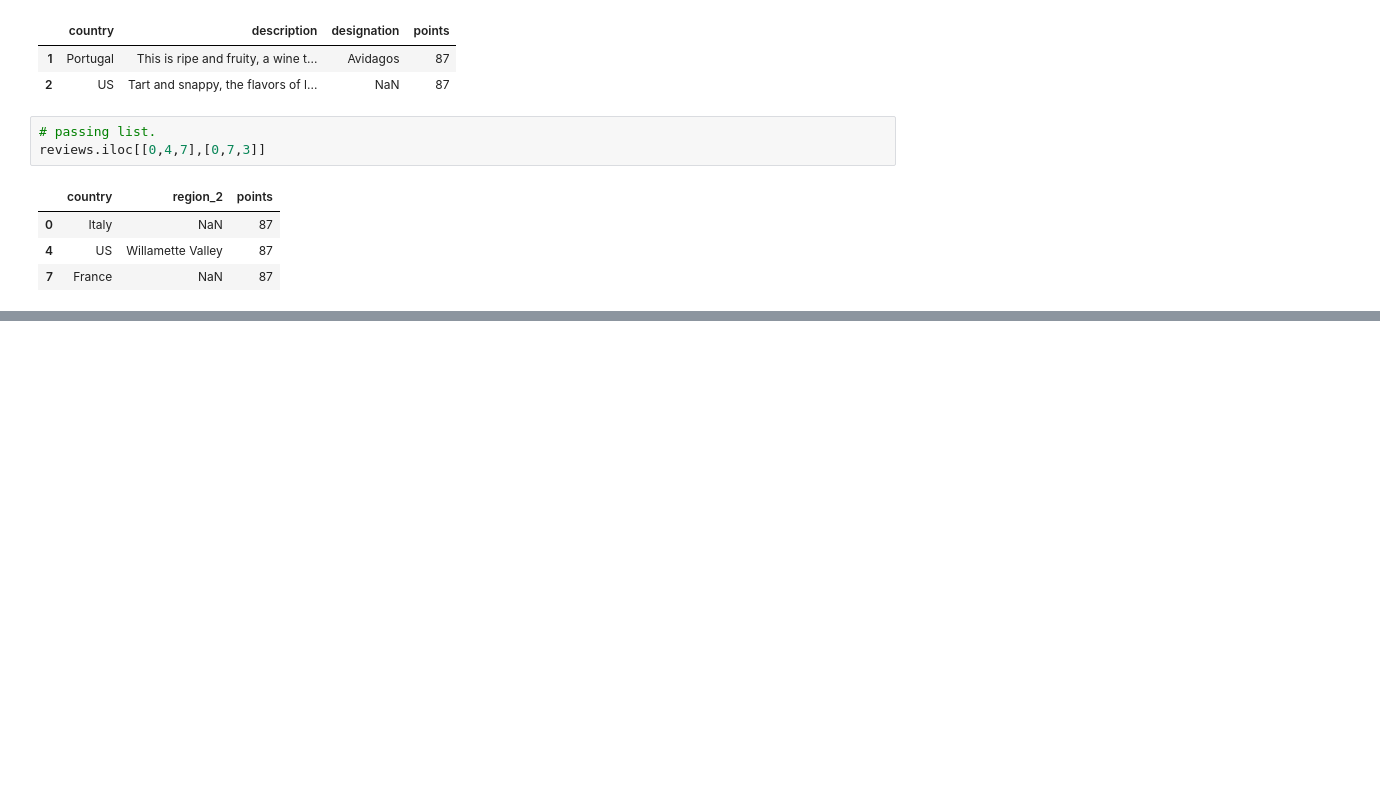
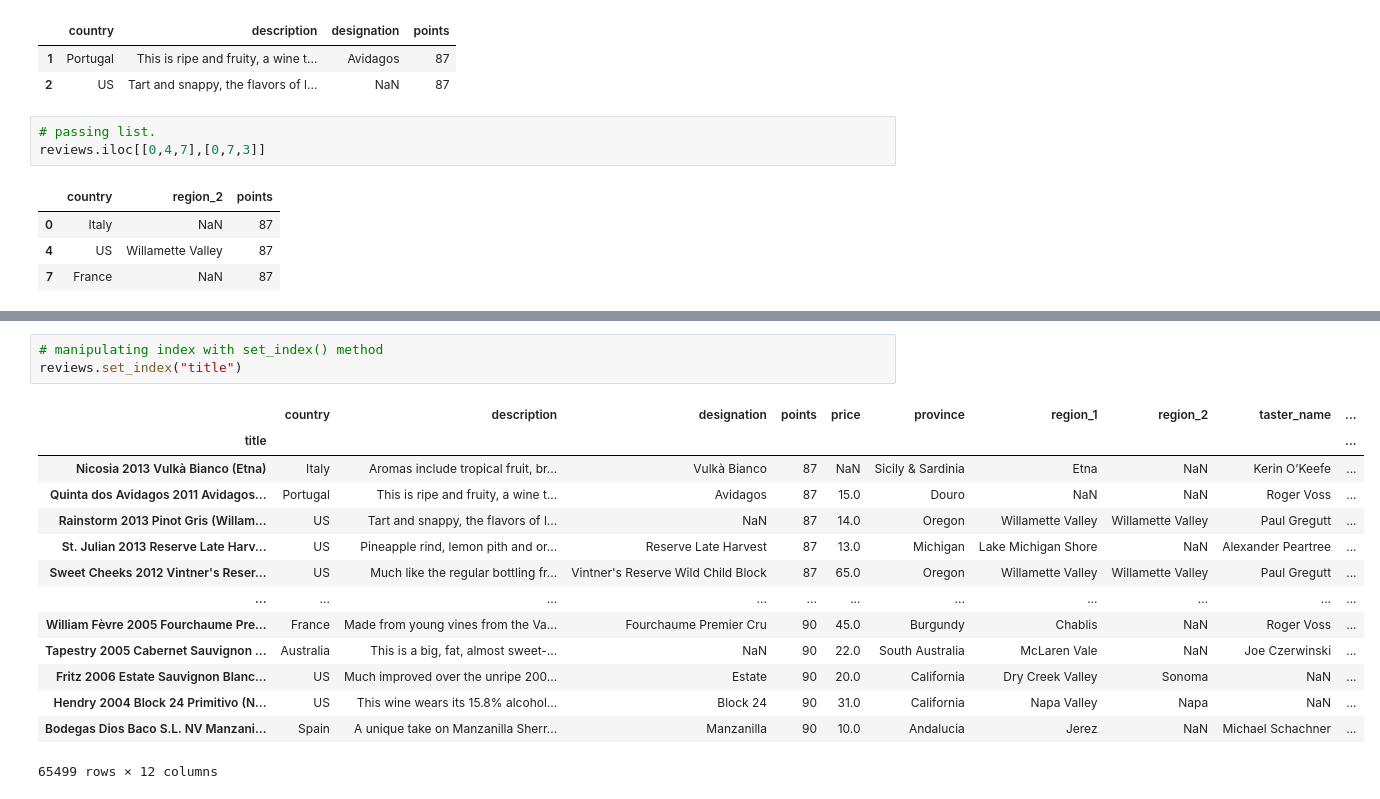
Before and after one commit to isotop786/Pandas-101, a Jupyter notebook: Indexing_Selecting_Assigning.ipynb, the cells around one changed output, grey strips where cells are left out. Cells and saved outputs as stored; diff of their text form; blank space fills up the shorter version.

Commit message:
index_selection_done

```diff
--- a/Indexing_Selecting_Assigning.ipynb
+++ b/Indexing_Selecting_Assigning.ipynb
@@ -89,0 +138,18 @@ reviews.iloc[[0,4,7],[0,7,3]]
+# %%
+# manipulating index with set_index() method
+reviews.set_index("title")
+# %% [output]
+|  | country | description | designation | points | price | province | region_1 | region_2 | taster_name | ... |
+| title |  |  |  |  |  |  |  |  |  | ... |
+| Nicosia 2013 Vulkà Bianco (Etna) | Italy | Aromas include tropical fruit, br... | Vulkà Bianco | 87 | NaN | Sicily & Sardinia | Etna | NaN | Kerin O’Keefe | ... |
+| Quinta dos Avidagos 2011 Avidagos... | Portugal | This is ripe and fruity, a wine t... | Avidagos | 87 | 15.0 | Douro | NaN | NaN | Roger Voss | ... |
+| Rainstorm 2013 Pinot Gris (Willam... | US | Tart and snappy, the flavors of l... | NaN | 87 | 14.0 | Oregon | Willamette Valley | Willamette Valley | Paul Gregutt | ... |
+| St. Julian 2013 Reserve Late Harv... | US | Pineapple rind, lemon pith and or... | Reserve Late Harvest | 87 | 13.0 | Michigan | Lake Michigan Shore | NaN | Alexander Peartree | ... |
+| Sweet Cheeks 2012 Vintner's Reser... | US | Much like the regular bottling fr... | Vintner's Reserve Wild Child Block | 87 | 65.0 | Oregon | Willamette Valley | Willamette Valley | Paul Gregutt | ... |
+| ... | ... | ... | ... | ... | ... | ... | ... | ... | ... | ... |
+| William Fèvre 2005 Fourchaume Pre... | France | Made from young vines from the Va... | Fourchaume Premier Cru | 90 | 45.0 | Burgundy | Chablis | NaN | Roger Voss | ... |
+| Tapestry 2005 Cabernet Sauvignon ... | Australia | This is a big, fat, almost sweet-... | NaN | 90 | 22.0 | South Australia | McLaren Vale | NaN | Joe Czerwinski | ... |
+| Fritz 2006 Estate Sauvignon Blanc... | US | Much improved over the unripe 200... | Estate | 90 | 20.0 | California | Dry Creek Valley | Sonoma | NaN | ... |
+| Hendry 2004 Block 24 Primitivo (N... | US | This wine wears its 15.8% alcohol... | Block 24 | 90 | 31.0 | California | Napa Valley | Napa | NaN | ... |
+| Bodegas Dios Baco S.L. NV Manzani... | Spain | A unique take on Manzanilla Sherr... | Manzanilla | 90 | 10.0 | Andalucia | Jerez | NaN | Michael Schachner | ... |
+65499 rows × 12 columns
```
Also changed, not shown: parts of 15 cells of this notebook.
